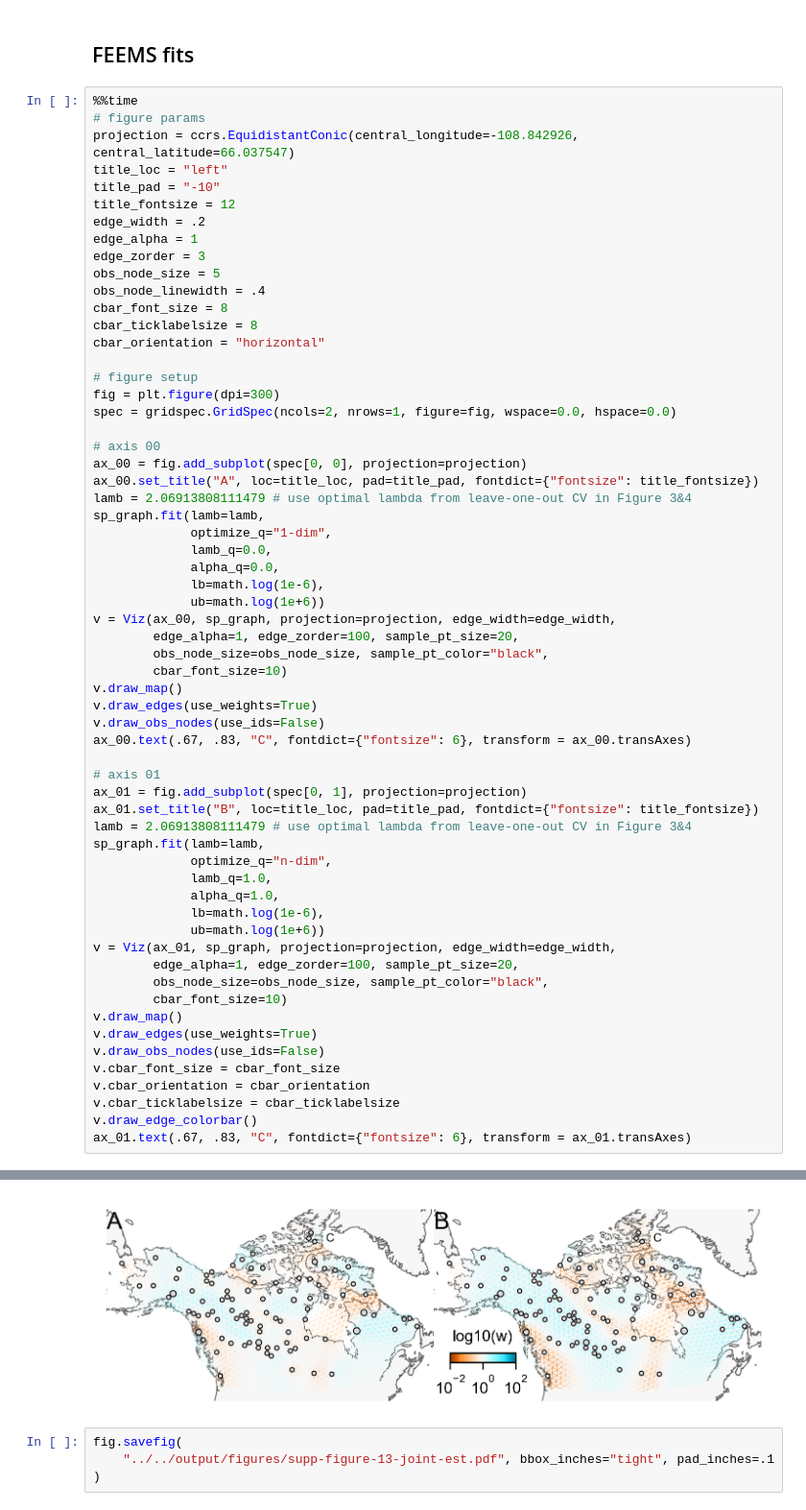
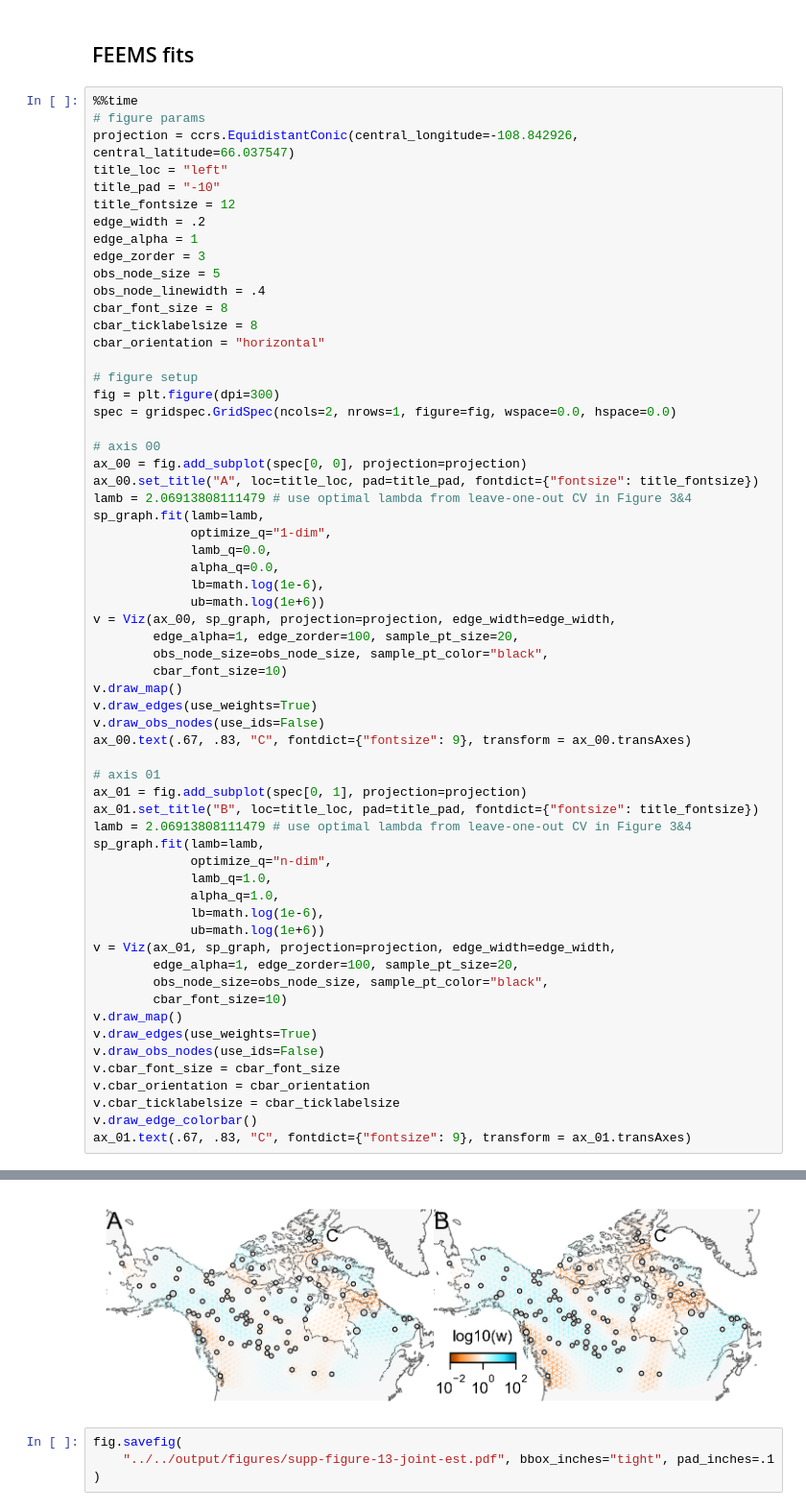
Before and after one commit to jhmarcus/feems-analysis, a Jupyter notebook: notebooks/joint-estimation/supp-figure-13-and-14-joint-est.ipynb, the cells around one changed output, grey strips where cells are left out. Shown at 96% size. Drawn from its saved outputs; the diff is of its cells as text.

```diff
--- a/notebooks/joint-estimation/supp-figure-13-and-14-joint-est.ipynb
+++ b/notebooks/joint-estimation/supp-figure-13-and-14-joint-est.ipynb
@@ -89,7 +89,7 @@ v = Viz(ax_00, sp_graph, projection=projection, edge_width=edge_width,
 v.draw_map()
 v.draw_edges(use_weights=True)
 v.draw_obs_nodes(use_ids=False)
-ax_00.text(.67, .83, "C", fontdict={"fontsize": 6}, transform = ax_00.transAxes)
+ax_00.text(.67, .83, "C", fontdict={"fontsize": 9}, transform = ax_00.transAxes)
 
 # axis 01
 ax_01 = fig.add_subplot(spec[0, 1], projection=projection)
@@ -112,7 +112,7 @@ v.cbar_font_size = cbar_font_size
 v.cbar_orientation = cbar_orientation
 v.cbar_ticklabelsize = cbar_ticklabelsize
 v.draw_edge_colorbar()
-ax_01.text(.67, .83, "C", fontdict={"fontsize": 6}, transform = ax_01.transAxes)
+ax_01.text(.67, .83, "C", fontdict={"fontsize": 9}, transform = ax_01.transAxes)
 # %% [output]
 constant-w/variance fit, converged in 132 iterations, train_loss=2795677.6543430
 lambda=2.0691381, alpha=0.8354260, converged in 48 iterations, train_loss=2767773.0046874
@@ -122,6 +122,6 @@ CPU times: user 11 s, sys: 20.9 ms, total: 11 s
 Wall time: 11.4 s
 Text(0.67, 0.83, 'C')
-[figure, old version]
+[figure, new version]
 # %%
 fig.savefig(
     "../../output/figures/supp-figure-13-joint-est.pdf", bbox_inches="tight", pad_inches=.1
```
Also changed, not shown: parts of 1 cell of this notebook, 2 other files.
